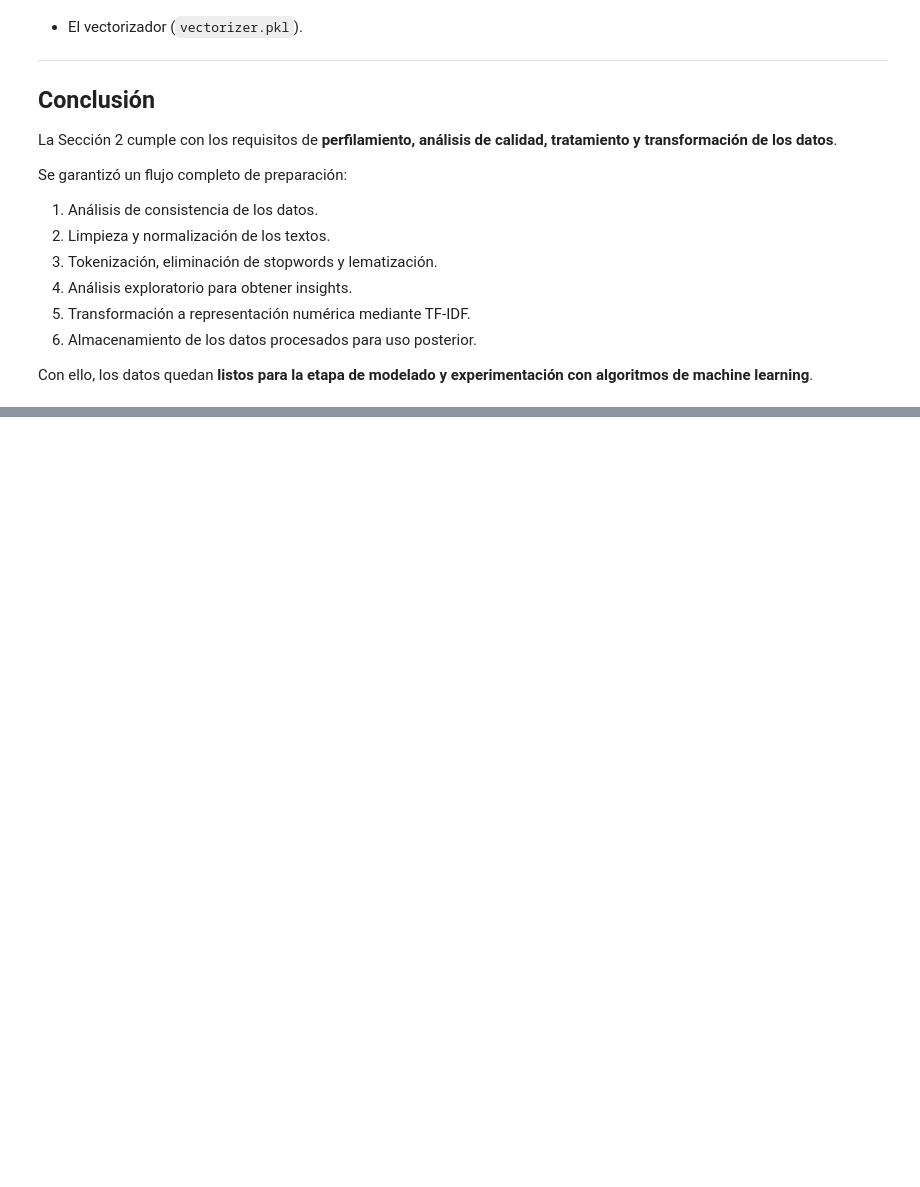
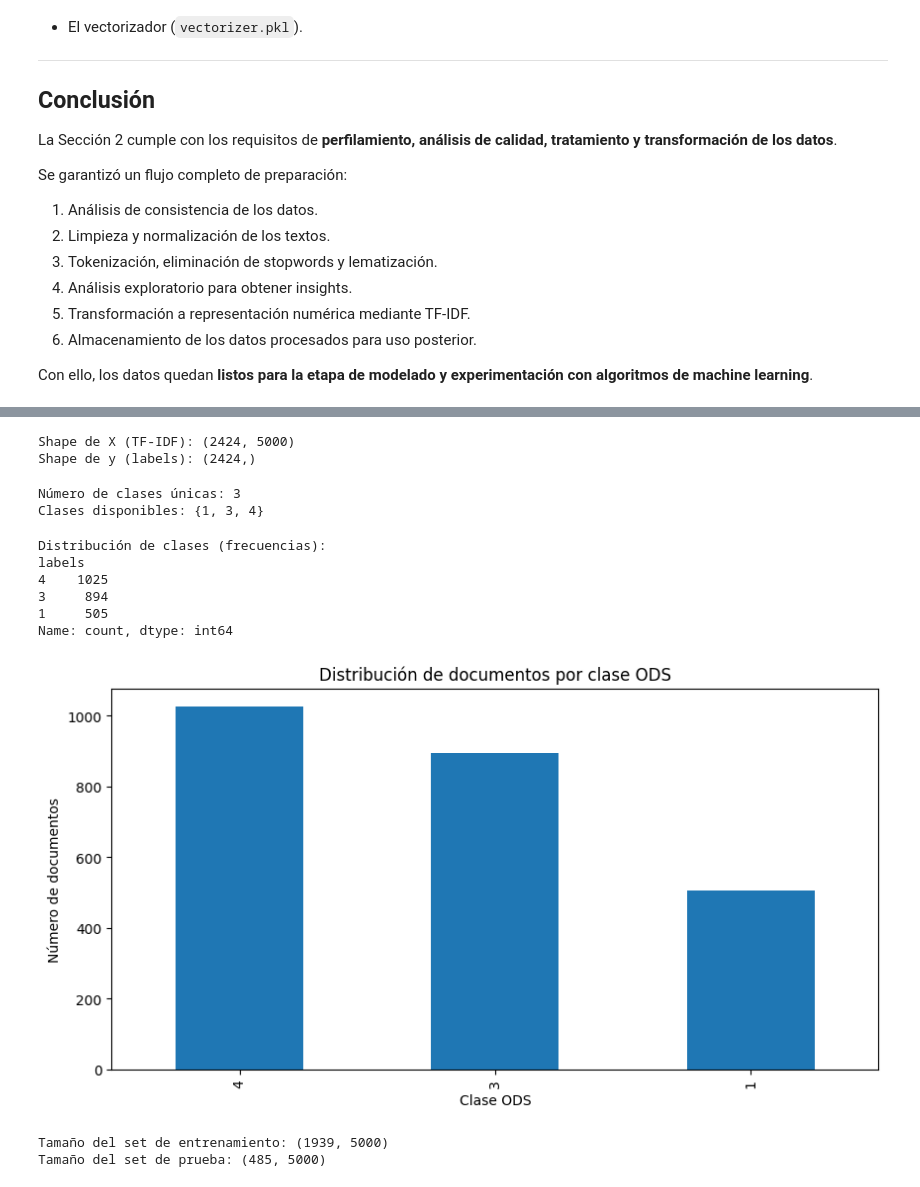
Before and after one commit to gabrielpadilla24/bi-proyecto-analitica-textos, a Jupyter notebook: notebooks/etapa1.ipynb, the cells around one changed output, grey strips where cells are left out. Cells and saved outputs as stored; diff of their text form; code cells hidden in the pictures; blank space fills up the shorter version.

```diff
--- a/notebooks/etapa1.ipynb
+++ b/notebooks/etapa1.ipynb
@@ -437,0 +454,45 @@ Con ello, los datos quedan **listos para la etapa de modelado y experimentación
+# %%
+print("Shape de X (TF-IDF):", X.shape)
+print("Shape de y (labels):", y.shape)
+# %% [output]
+Shape de X (TF-IDF): (2424, 5000)
+Shape de y (labels): (2424,)
+# %%
+print("Número de clases únicas:", len(set(y)))
+print("Clases disponibles:", set(y))
+# %% [output]
+Número de clases únicas: 3
+Clases disponibles: {1, 3, 4}
+# %%
+import matplotlib.pyplot as plt
+
+print("Distribución de clases (frecuencias):")
+print(y.value_counts())
+
+# Gráfico de distribución
+y.value_counts().plot(kind="bar", figsize=(10,5))
+plt.title("Distribución de documentos por clase ODS")
+plt.xlabel("Clase ODS")
+plt.ylabel("Número de documentos")
+plt.show()
+# %% [output]
+Distribución de clases (frecuencias):
+labels
+4    1025
+3     894
+1     505
+Name: count, dtype: int64
+[figure, added]
+# %%
+from sklearn.model_selection import train_test_split
+
+# Dividir los datos
+X_train, X_test, y_train, y_test = train_test_split(
+    X, y, test_size=0.2, random_state=42, stratify=y
+)
+
+print("Tamaño del set de entrenamiento:", X_train.shape)
+print("Tamaño del set de prueba:", X_test.shape)
+# %% [output]
+Tamaño del set de entrenamiento: (1939, 5000)
+Tamaño del set de prueba: (485, 5000)
```
Also changed, not shown: parts of 8 cells of this notebook.
